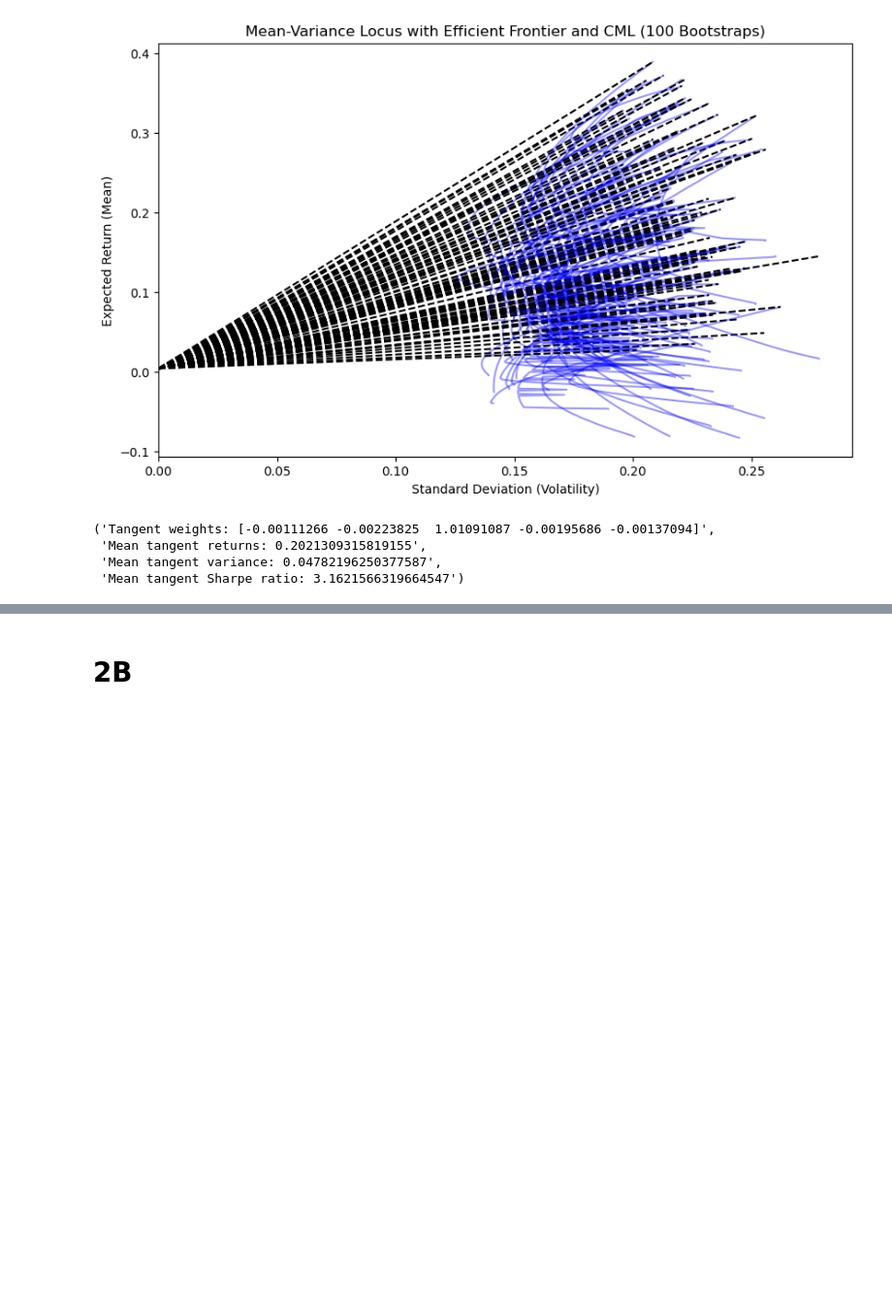
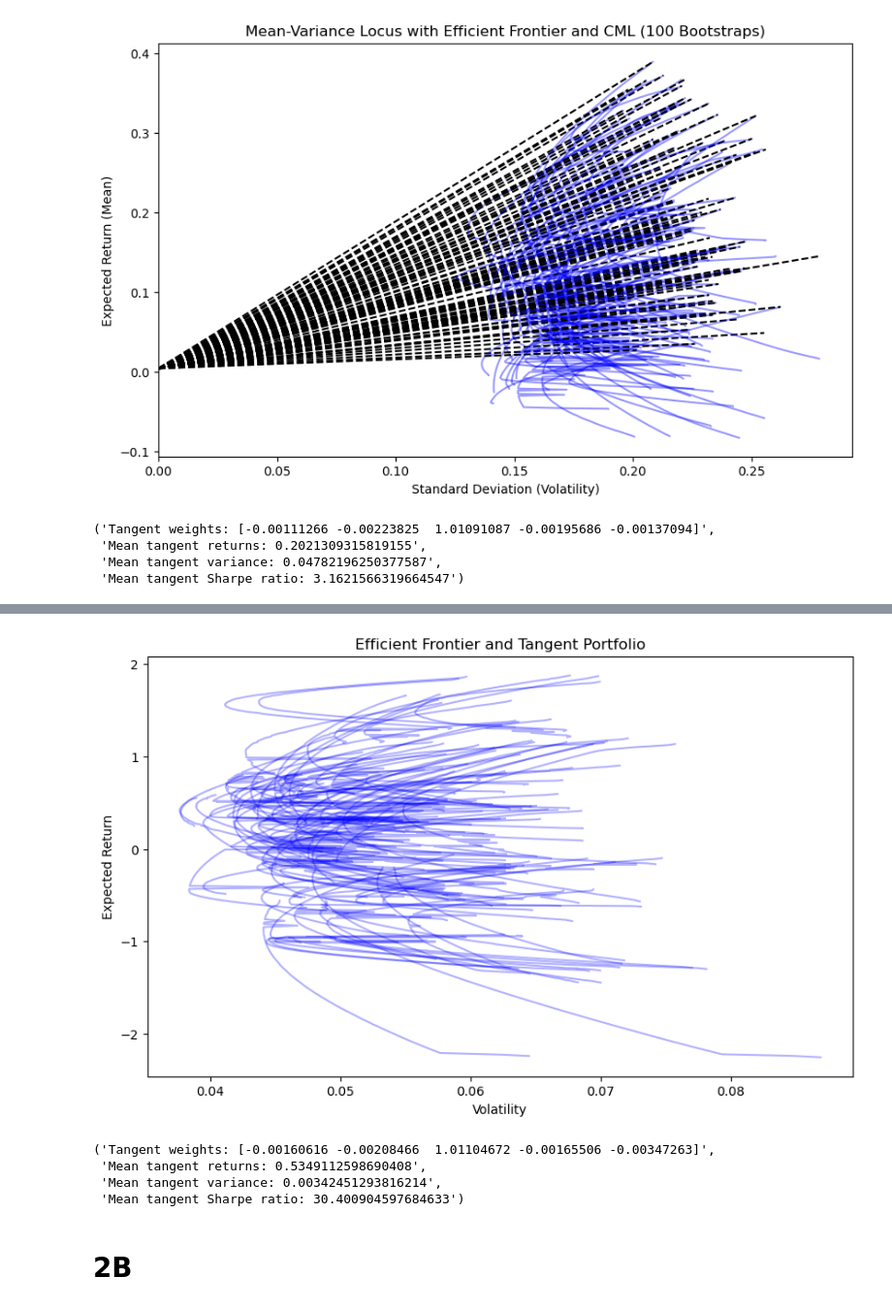
Before and after one commit to DominicPrenovost/TP1-PF-management, a Jupyter notebook: Tp1-Last.ipynb, the cells around one changed output, grey strips where cells are left out. Shown at 97% size. Cells and saved outputs as stored; diff of their text form; code cells hidden in the pictures; blank space fills up the shorter version.

```diff
--- a/Tp1-Last.ipynb
+++ b/Tp1-Last.ipynb
@@ -734,3 +754,11 @@ bootstrap_N(rets_5, 0.10, 0.0044, 'moyenne', 100, cov_lw=False, include_CML=True
+# %%
+bootstrap_N(rets_5, 0.10, 0.0044, 'MME', 100, cov_lw=True, include_CML=False)
+# %% [output]
+[figure, added]
+('Tangent weights: [-0.00160616 -0.00208466  1.01104672 -0.00165506 -0.00347263]',
+ 'Mean tangent returns: 0.5349112598690408',
+ 'Mean tangent variance: 0.00342451293816214',
+ 'Mean tangent Sharpe ratio: 30.400904597684633')
 # %% [markdown]
 # 2B
 # %%
```
Also changed, not shown: parts of 3 cells of this notebook.
